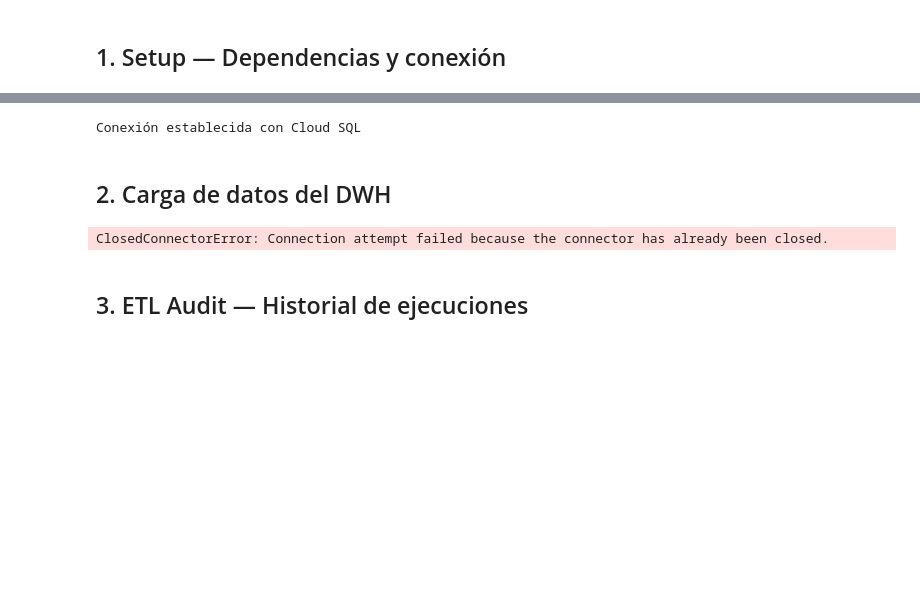
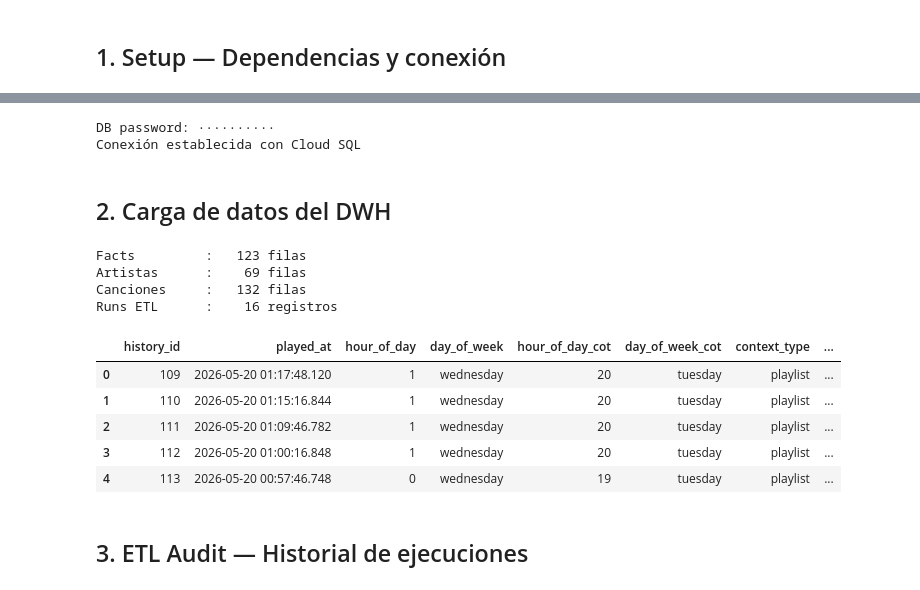
Before and after one commit to sergiovillamizar/dwh-spotify-wrapped, a Jupyter notebook: notebooks/eda_spotify_wrapped.ipynb, the cells around one changed output, grey strips where cells are left out. Cells and saved outputs as stored; diff of their text form; code cells hidden in the pictures; blank space fills up the shorter version.

```diff
--- a/notebooks/eda_spotify_wrapped.ipynb
+++ b/notebooks/eda_spotify_wrapped.ipynb
@@ -30,11 +30,12 @@ Credenciales cargadas: colab-eda-key.json
 # %%
 from google.cloud.sql.connector import Connector
 import sqlalchemy
+import getpass
 
 # ── Configuración ──────────────────────────────────────────────────────────
 INSTANCE_CONNECTION_NAME = "dwh-spotify-wrapped:us-central1:spotify-postgres"
 DB_USER     = "postgres"
-DB_PASSWORD = ""   # completar con la contraseña del usuario postgres
+DB_PASSWORD = getpass.getpass("DB password: ")   # ← se escribe a mano, no se guarda
 DB_NAME     = "postgres"
 # ──────────────────────────────────────────────────────────────────────────
 
@@ -53,45 +54,56 @@ def getconn():
 engine = sqlalchemy.create_engine("postgresql+pg8000://", creator=getconn)
 print("Conexión establecida con Cloud SQL")
 # %% [output]
+DB password: ··········
 Conexión establecida con Cloud SQL
 # %% [markdown]
 ## 2. Carga de datos del DWH
 # %%
 import pandas as pd
 
 df_facts = pd.read_sql("""
     SELECT
-        f.history_id,
+        f.id AS history_id,
         f.played_at,
         f.hour_of_day,
         f.day_of_week,
         f.hour_of_day_cot,
         f.day_of_week_cot,
         f.context_type,
-        t.name       AS track_name,
-        t.popularity AS track_popularity,
+        t.name              AS track_name,
+        t.lastfm_listeners  AS track_listeners,
+        t.lastfm_playcount  AS track_playcount,
         t.duration_ms,
         t.explicit,
-        a.name       AS artist_name,
-        a.popularity AS artist_popularity,
-        a.genres
+        a.name              AS artist_name,
+        a.lastfm_listeners  AS artist_listeners,
+        a.lastfm_tags       AS artist_tags
     FROM dwh.fact_listening_history f
     JOIN dwh.dim_tracks  t ON f.track_id  = t.track_id
     JOIN dwh.dim_artists a ON t.artist_id = a.artist_id
     ORDER BY f.played_at DESC
 """, engine)
 
 df_artists = pd.read_sql("SELECT * FROM dwh.dim_artists", engine)
 df_tracks  = pd.read_sql("SELECT * FROM dwh.dim_tracks",  engine)
 df_audit   = pd.read_sql("SELECT * FROM dwh.etl_audit ORDER BY started_at", engine)
 
 print(f"Facts         : {len(df_facts):>5} filas")
 print(f"Artistas      : {len(df_artists):>5} filas")
 print(f"Canciones     : {len(df_tracks):>5} filas")
 print(f"Runs ETL      : {len(df_audit):>5} registros")
 df_facts.head()
 # %% [output]
-ClosedConnectorError: Connection attempt failed because the connector has already been closed.
+Facts         :   123 filas
+Artistas      :    69 filas
+Canciones     :   132 filas
+Runs ETL      :    16 registros
+|  | history_id | played_at | hour_of_day | day_of_week | hour_of_day_cot | day_of_week_cot | context_type | ... |
+| 0 | 109 | 2026-05-20 01:17:48.120 | 1 | wednesday | 20 | tuesday | playlist | ... |
+| 1 | 110 | 2026-05-20 01:15:16.844 | 1 | wednesday | 20 | tuesday | playlist | ... |
+| 2 | 111 | 2026-05-20 01:09:46.782 | 1 | wednesday | 20 | tuesday | playlist | ... |
+| 3 | 112 | 2026-05-20 01:00:16.848 | 1 | wednesday | 20 | tuesday | playlist | ... |
+| 4 | 113 | 2026-05-20 00:57:46.748 | 0 | wednesday | 19 | tuesday | playlist | ... |
 # %% [markdown]
 ## 3. ETL Audit — Historial de ejecuciones
 # %%
```
Also changed, not shown: parts of 9 cells of this notebook.
